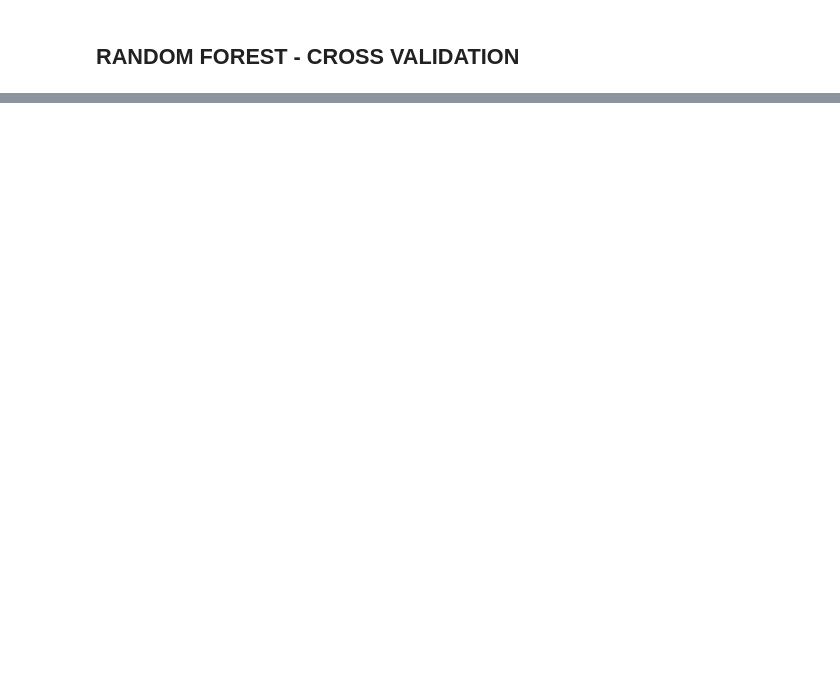
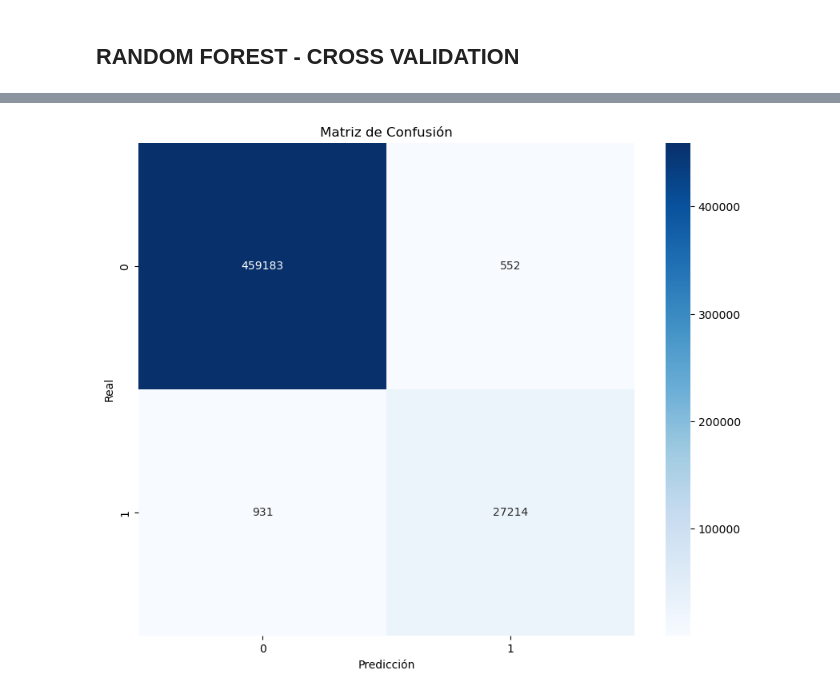
Before and after one commit to marcosrojas1990/TesisMaestriaCienciadeDatos-MarcosRojas, a Jupyter notebook: 2.2. Tesis Maestría de Ciencia de Datos - Random Forest.ipynb, the cells around one changed output, grey strips where cells are left out. Drawn from its saved outputs; the diff is of its cells as text; code cells hidden in the pictures; blank space fills up the shorter version.

```diff
--- a/2.2. Tesis Maestría de Ciencia de Datos - Random Forest.ipynb
+++ b/2.2. Tesis Maestría de Ciencia de Datos - Random Forest.ipynb
@@ -300,7 +318,7 @@ from sklearn.ensemble import RandomForestClassifier
 from sklearn.metrics import roc_auc_score, precision_score, recall_score, f1_score, accuracy_score
 
 # Cargar dataset
-df_mora_prestamos = pd.read_csv('D:/Tesis/Definitivos/nuevo/df_mora_prestamos2.csv')
+df_mora_prestamos = pd.read_csv('D:/Tesis/Definitivos/nuevo/df_mora_prestamospersonales.csv')
 
 # Separar características y variable objetivo
 X = df_mora_prestamos.drop('Morosidad', axis=1)
@@ -396,7 +414,7 @@ from sklearn.ensemble import RandomForestClassifier
 from sklearn.metrics import roc_auc_score, precision_score, recall_score, f1_score, accuracy_score
 
 # Cargar dataset
-df_mora_prestamos = pd.read_csv('D:/Tesis/Definitivos/nuevo/df_mora_prestamos2.csv')
+df_mora_prestamos = pd.read_csv('D:/Tesis/Definitivos/nuevo/df_mora_prestamospersonales.csv')
 
 # Separar características y variable objetivo
 X = df_mora_prestamos.drop('Morosidad', axis=1)
@@ -405,11 +423,11 @@ y = df_mora_prestamos['Morosidad']
 # Mejores hiperparámetros encontrados
 best_params = {
     'n_estimators': 900,
-    'min_samples_split': 5,
-    'min_samples_leaf': 1,
-    'max_features': 'log2',
-    'max_depth': 20,
-    'class_weight': 'balanced_subsample',
+    'min_samples_split': 2,
+    'min_samples_leaf': 2,
+    'max_features': 'sqrt',
+    'max_depth': 30,
+    'class_weight': 'balanced',
     'bootstrap': True,
     'random_state': 42
 }
@@ -727,0 +701,77 @@ Tiempo total de ejecución: 0:14:29.372307
+# %%
+import pandas as pd
+import numpy as np
+from sklearn.ensemble import RandomForestClassifier
+from sklearn.metrics import confusion_matrix, classification_report, roc_auc_score, precision_score, recall_score, f1_score, accuracy_score
+from sklearn.model_selection import train_test_split
+import seaborn as sns
+import matplotlib.pyplot as plt
+from datetime import datetime
+
+# Iniciar el tiempo
+start_time = datetime.now()
+
+# Cargar los datos
+df_mora_prestamos = pd.read_csv('D:/Tesis/Definitivos/nuevo/df_mora_prestamospersonales.csv', dtype=dtypes)
+
+# Separar features y target
+X = df_mora_prestamos.drop('Morosidad', axis=1)
+y = df_mora_prestamos['Morosidad']
+
+# Split de datos
+X_train, X_test, y_train, y_test = train_test_split(X, y, test_size=0.3, random_state=42, stratify=y)
+
+# Crear y entrenar el modelo
+rf_model = RandomForestClassifier(
+   n_estimators=900,
+   min_samples_split=2,
+   min_samples_leaf=2,
+   max_features='sqrt',
+   max_depth=30,
+   class_weight='balanced',
+   bootstrap=True,
+   random_state=42,
+   verbose=0,
+   n_jobs=-1
+)
+
+# Entrenar el modelo
+rf_model.fit(X_train, y_train)
+
+# Hacer predicciones
+y_pred = rf_model.predict(X_test)
+y_pred_proba = rf_model.predict_proba(X_test)[:, 1]
+
+# Calcular métricas
+tn, fp, fn, tp = confusion_matrix(y_test, y_pred).ravel()
+especificidad = tn / (tn + fp)
+
+metrics = {
+   'ROC-AUC': roc_auc_score(y_test, y_pred_proba),
+   'Precision': precision_score(y_test, y_pred),
+   'Recall': recall_score(y_test, y_pred),
+   'F1-Score': f1_score(y_test, y_pred),
+   'Accuracy': accuracy_score(y_test, y_pred),
+   'Especificidad': especificidad
+}
+
+# Calcular tiempo de ejecución
+end_time = datetime.now()
+execution_time = end_time - start_time
+
+# Visualización de la matriz de confusión
+plt.figure(figsize=(10, 8))
+sns.heatmap(confusion_matrix(y_test, y_pred), annot=True, fmt='d', cmap='Blues')
+plt.title('Matriz de Confusión')
+plt.ylabel('Real')
+plt.xlabel('Predicción')
+plt.show()
+
+# Imprimir métricas y tiempo de ejecución
+print('\nMétricas en conjunto de prueba:')
+for metric, value in metrics.items():
+   print(f'{metric}: {value:.4f}')
+
+print(f'\nTiempo de ejecución: {execution_time}')
+# %% [output]
+[figure, added]
```
Also changed, not shown: parts of 9 cells of this notebook.
